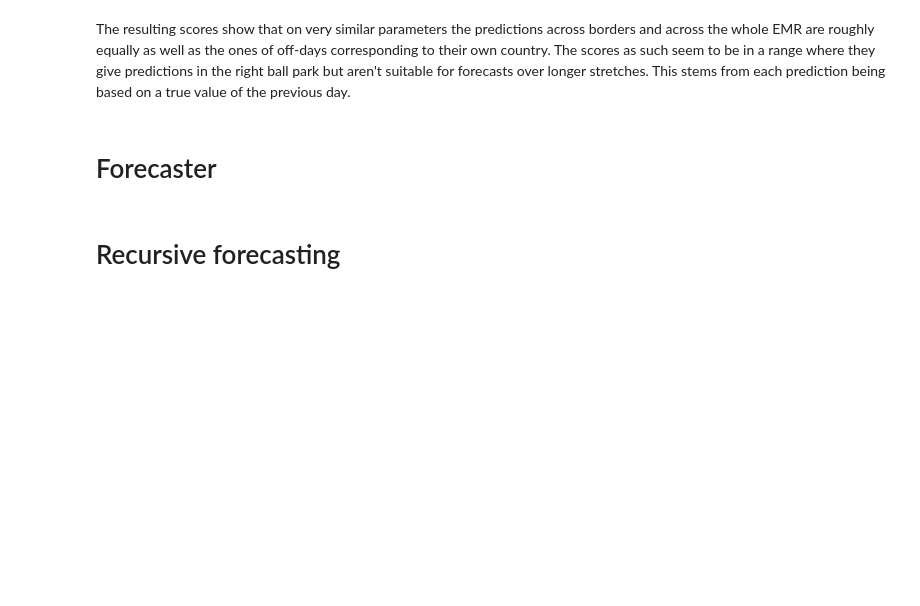
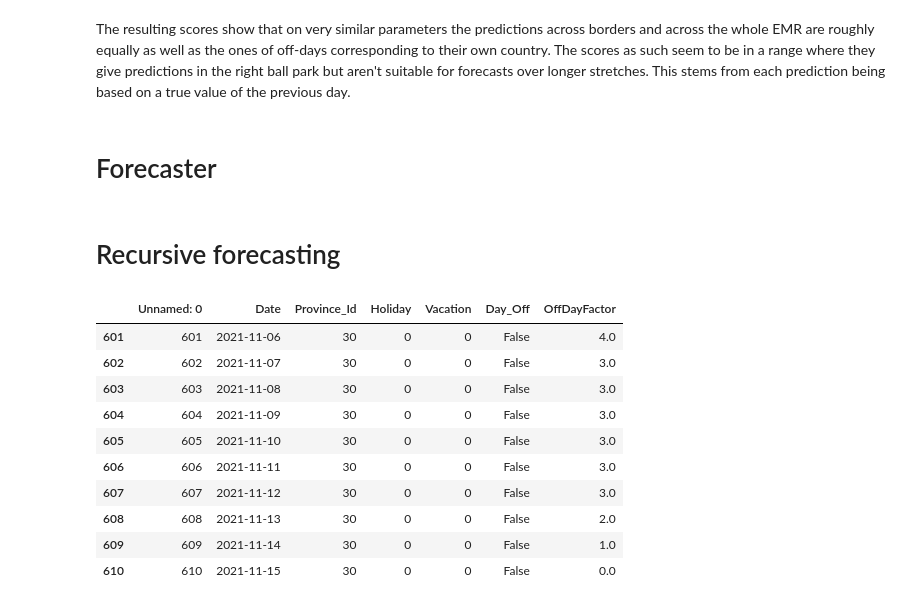
Before and after one commit to GruenerT/DS2_EMR_CoViD_eval, a Jupyter notebook: Seminar_CoViD_tristate_comparison.ipynb, the cells around one changed output. Saved outputs shown, nothing was run; the diff lists cells and outputs as text; code cells hidden in the pictures; blank space fills up the shorter version.

```diff
--- a/Seminar_CoViD_tristate_comparison.ipynb
+++ b/Seminar_CoViD_tristate_comparison.ipynb
@@ -263,0 +223,22 @@ ax.legend();
+# %%
+df = de_ref_df
+# df = reIndexToDate(df)
+startDate = dt.strptime("2021-11-05","%Y-%m-%d")
+endDate = dt.strptime("2021-11-20","%Y-%m-%d")
+mask = (df.Date > startDate) & (df.Date < endDate)
+df.loc[mask]
+# train, test, train2 = df[:startDate], df[startDate:endDate], df[endDate:]
+# train, test, train2
+# train.append(train2), test
+# %% [output]
+|  | Unnamed: 0 | Date | Province_Id | Holiday | Vacation | Day_Off | OffDayFactor |
+| 601 | 601 | 2021-11-06 | 30 | 0 | 0 | False | 4.0 |
+| 602 | 602 | 2021-11-07 | 30 | 0 | 0 | False | 3.0 |
+| 603 | 603 | 2021-11-08 | 30 | 0 | 0 | False | 3.0 |
+| 604 | 604 | 2021-11-09 | 30 | 0 | 0 | False | 3.0 |
+| 605 | 605 | 2021-11-10 | 30 | 0 | 0 | False | 3.0 |
+| 606 | 606 | 2021-11-11 | 30 | 0 | 0 | False | 3.0 |
+| 607 | 607 | 2021-11-12 | 30 | 0 | 0 | False | 3.0 |
+| 608 | 608 | 2021-11-13 | 30 | 0 | 0 | False | 2.0 |
+| 609 | 609 | 2021-11-14 | 30 | 0 | 0 | False | 1.0 |
+| 610 | 610 | 2021-11-15 | 30 | 0 | 0 | False | 0.0 |
```
Also changed, not shown: parts of 7 cells of this notebook, 1 other file.
